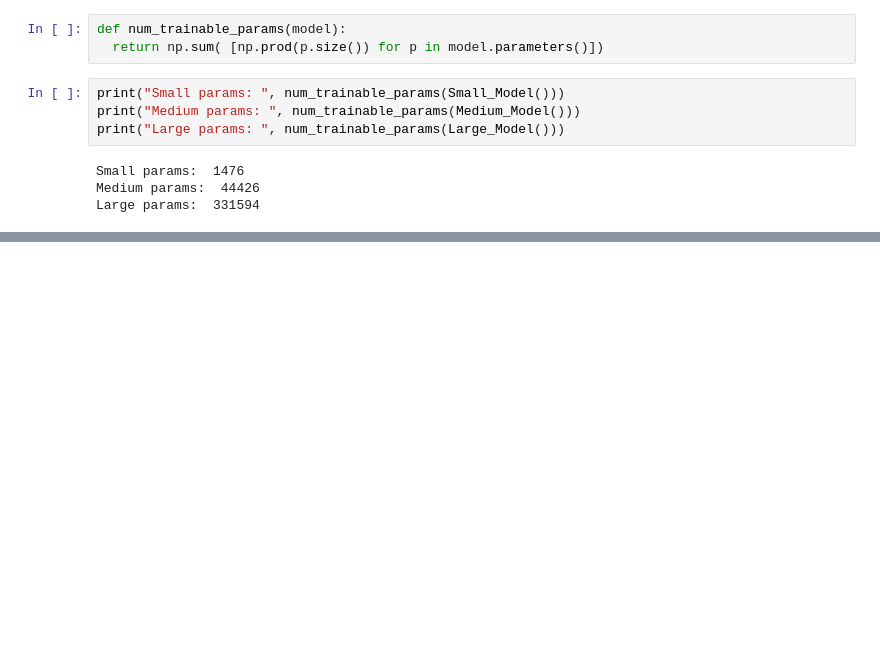
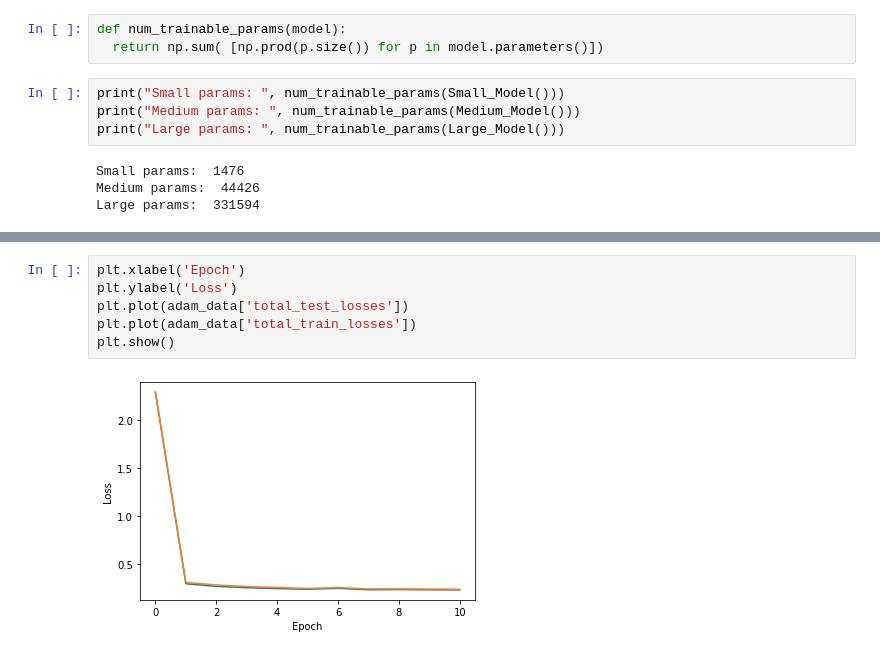
Before and after one commit to wswartworth/non_convex_sps2, a Jupyter notebook: non_convex_updated.ipynb, the cells around one changed output, grey strips where cells are left out. Drawn from its saved outputs; the diff is of its cells as text; blank space fills up the shorter version.

```diff
--- a/non_convex_updated.ipynb
+++ b/non_convex_updated.ipynb
@@ -447,0 +543,8 @@ trainer.train(n_epochs)
+# %%
+plt.xlabel('Epoch')
+plt.ylabel('Loss')
+plt.plot(adam_data['total_test_losses'])
+plt.plot(adam_data['total_train_losses'])
+plt.show()
+# %% [output]
+[figure, added]
```
Also changed, not shown: parts of 36 cells of this notebook.
